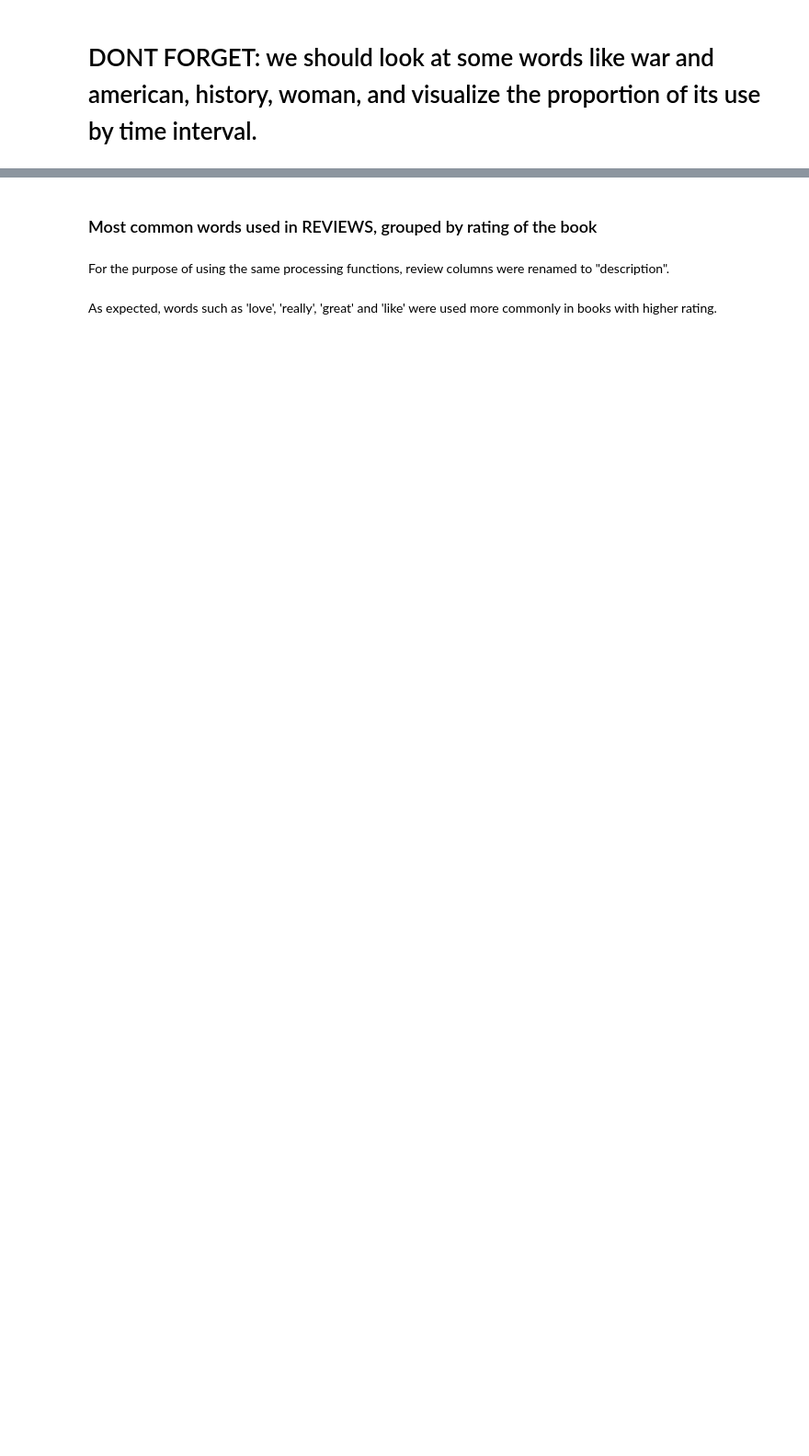
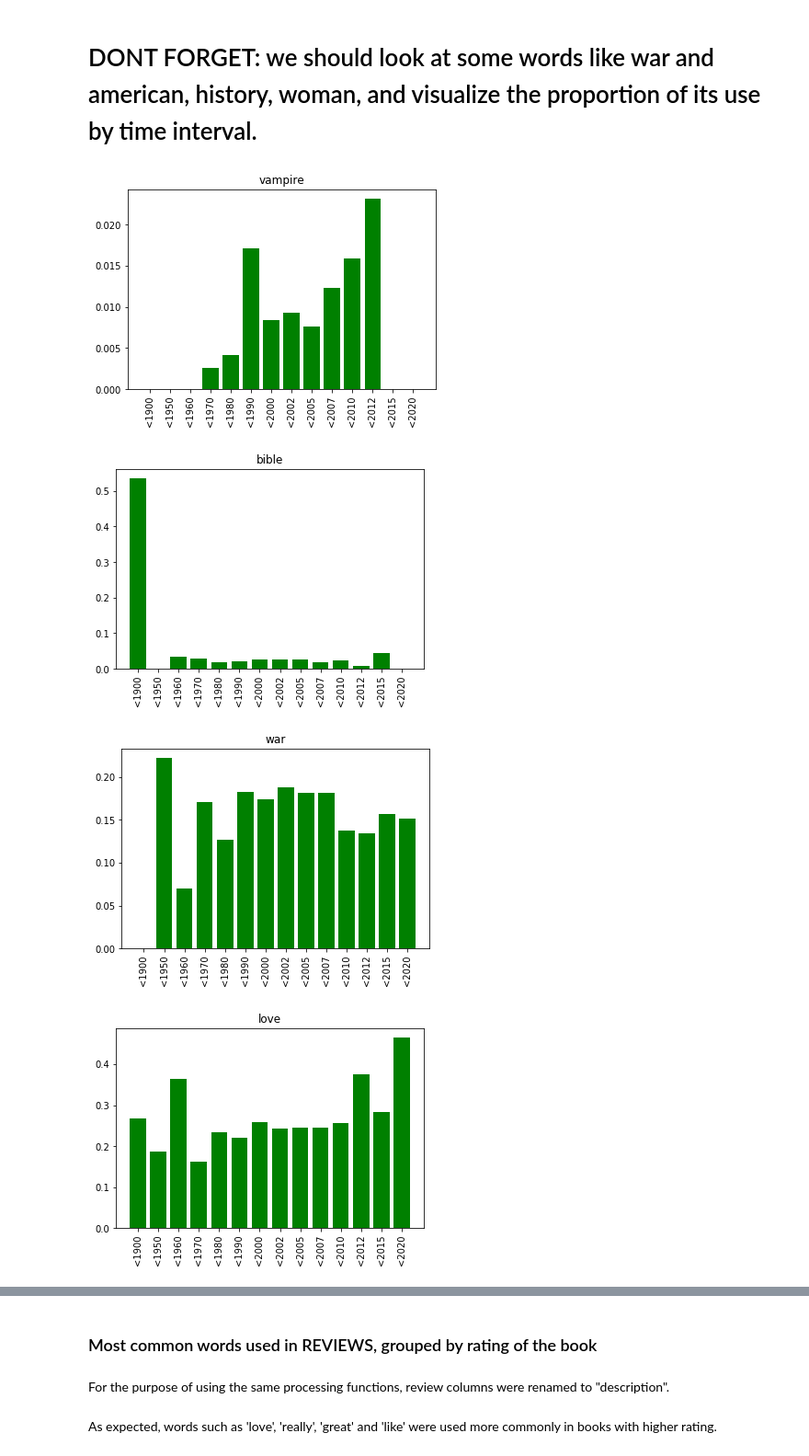
Before and after one commit to vivek4830/PDS_Final_Project, a Jupyter notebook: Final.ipynb, the cells around one changed output, grey strips where cells are left out. Shown at 92% size. Cells and saved outputs as stored; diff of their text form; code cells hidden in the pictures; blank space fills up the shorter version.

```diff
--- a/Final.ipynb
+++ b/Final.ipynb
@@ -256,10 +258,11 @@ for x in range(1,24):
 # %%
 def popular_words_rc(processed):
-    R0_100k, R100k_200k,  R200k_300k,  R300k_400k, R400k_500k,  R500k_600k, R600k_700k, \
+    R0_50k, R50k_100k, R100k_200k,  R200k_300k,  R300k_400k, R400k_500k,  R500k_600k, R600k_700k, \
     R700k_800k, R800k_900k, R900k_1000k, R1000k_3000k, R3000kabove \
-                = [], [], [], [], [], [], [], [], [], [], [], []
+                = [], [], [], [], [], [], [], [], [], [], [], [], []
     for i, row in processed.iterrows():
-        if (0 <= row['rating_count'] < 100000): R0_100k.extend(row['description'])
+        if (0 <= row['rating_count'] < 50000): R0_50k.extend(row['description'])
+        elif (50000 <= row['rating_count'] < 100000): R50k_100k.extend(row['description'])
         elif (100000 <= row['rating_count'] < 200000): R100k_200k.extend(row['description'])
         elif (200000 <= row['rating_count'] < 300000): R200k_300k.extend(row['description'])
         elif (300000 <= row['rating_count'] < 400000): R300k_400k.extend(row['description'])
@@ -272,7 +275,7 @@ def popular_words_rc(processed):
         elif (1000000 <= row['rating_count'] < 3000000): R1000k_3000k.extend(row['description'])
         elif (3000000 <= row['rating_count']): R3000kabove.extend(row['description'])
 
-    return Counter(R0_100k), Counter(R100k_200k), Counter(R200k_300k), Counter(R300k_400k), \
+    return Counter(R0_50k), Counter(R50k_100k), Counter(R100k_200k), Counter(R200k_300k), Counter(R300k_400k), \
             Counter(R400k_500k), Counter(R500k_600k), Counter(R600k_700k), Counter(R700k_800k), \
             Counter(R800k_900k), Counter(R900k_1000k), Counter(R1000k_3000k), Counter(R3000kabove)
 # %%
@@ -373,11 +416,11 @@ for x in range(1,24):
     df_time.append(processed)
 # %%
 def popular_words_time(processed):
-    t1900,t1950, t1960, t1970, t1980, t1990, t1995, t2000, t2002,\
-    t2005,t2007, t2010, t2012, t2015, t2020  = [], [], [], [], [], [], [], [], [], [], [], [], [], [], []
+    t1900, t1950, t1960, t1970, t1980, t1990, t1995, t2000, t2002, t2005, t2007, t2010, t2012, t2015, t2020 = \
+    [], [], [], [], [], [], [], [], [], [], [], [], [], [], []
 
     for i, row in processed.iterrows():
-        if (1800 < int(row['publication_date']) <= 1900): t1900.extend(row['description'])
+        if (0 < int(row['publication_date']) <= 1900): t1900.extend(row['description'])
         elif (1900 < int(row['publication_date']) <= 1950): t1950.extend(row['description'])
         elif (1950 < int(row['publication_date']) <= 1960): t1960.extend(row['description'])
         elif (1960 < int(row['publication_date']) <= 1970): t1970.extend(row['description'])
@@ -397,17 +440,11 @@ def popular_words_time(processed):
         Counter(t1990), Counter(t1995), Counter(t2000), Counter(t2002), Counter(t2005), Counter(t2007), \
         Counter(t2010), Counter(t2012), Counter(t2015), Counter(t2020)
 # %%
-t1900,t1950, t1960, t1970, t1980, t1990, t1995, \
-t2000, t2002, t2005, t2007, t2010, t2012, t2015,t2020 \
-= Counter(), Counter(), Counter(), \
-Counter(), Counter(), Counter(), \
-Counter(), Counter(), Counter(), Counter(), Counter(), \
-Counter() , Counter(), Counter(), Counter()
-for x in range(1,11):
-    df = csv_to_df('metadata/metadata%d.csv'%(x))
-    df = df[df.publication_date != '//']
-    df["publication_date"] = df["publication_date"].apply(lambda x: x[-4:])
-    processed = process_all(df)
+t1900,t1950, t1960, t1970, t1980, t1990, t1995, t2000, t2002, t2005, t2007, t2010, t2012, t2015, t2020 \
+        = Counter(), Counter(), Counter(), Counter(), Counter(), Counter(), Counter(), Counter(), \
+            Counter(), Counter(), Counter(), Counter() , Counter(), Counter(), Counter()
+for x in range(0, 23):
+    processed = df_time[x]
     b, c, d, e, f, g, h, i, j, k, l, m, n, o, p = popular_words_time(processed)
     t1900 +=b
     t1950 +=c
@@ -456,9 +513,18 @@ def visualize_word(labels, bins, word):
 
     plt.bar(list(word_dict.keys()), word_dict.values(), color='g')
     plt.xticks(rotation=90)
+    plt.title(word)
     plt.show()
-
-visualize_word(labels, time_periods, 'war')
-visualize_word(labels, time_periods, 'love')
-visualize_word(labels, time_periods, 'man')
-visualize_word(labels, time_periods, 'woman')
+# %%
+visualize_word(labels, time_periods, 'vampire')
+visualize_word(labels, time_periods, 'bible')
+visualize_word(labels, time_periods, 'war')
+visualize_word(labels, time_periods, 'love')
+visualize_word(labels, time_periods, 'man')
+visualize_word(labels, time_periods, 'woman')
+visualize_word(labels, time_periods, 'modern')
+# %% [output]
+[figure, added]
+[figure, added]
+[figure, added]
+[figure, added]
```
Also changed, not shown: parts of 10 cells of this notebook.
